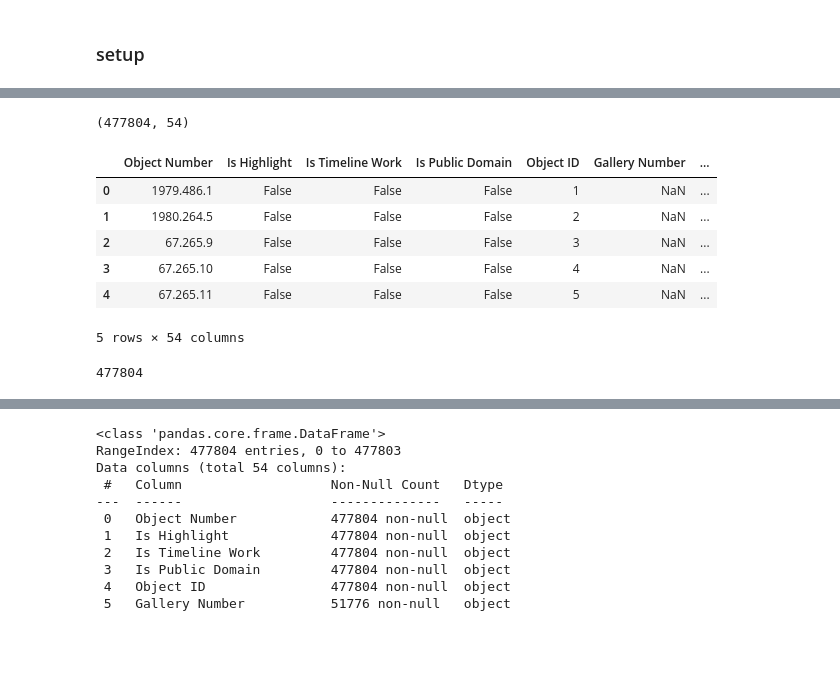
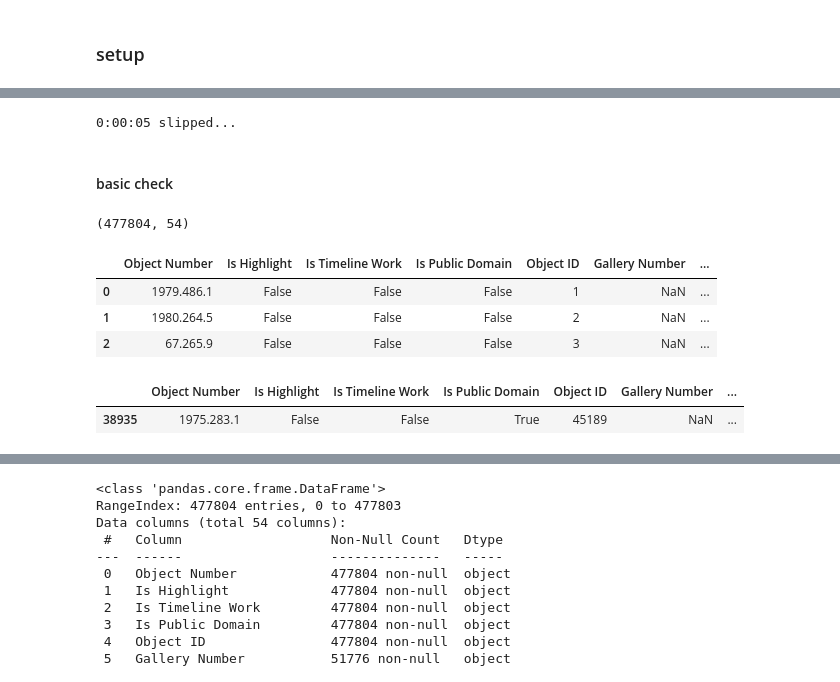
Before and after one commit to vivyhasadream/vintage_clothes_generator, a Jupyter notebook: Data Wrangling.ipynb, the cells around one changed output, grey strips where cells are left out. Cells and saved outputs as stored; diff of their text form; code cells hidden in the pictures; blank space fills up the shorter version.

```diff
--- a/Data Wrangling.ipynb
+++ b/Data Wrangling.ipynb
@@ -13,0 +3,14 @@ df = pd.read_csv('openaccess\MetObjects.csv', dtype='str')
+# %%
+import pandas as pd
+import time
+import datetime
+import re
+import matplotlib.pyplot as plt
+import urllib.request
+from PIL import Image
+
+# show all dataframe
+pd.set_option('display.max_colwidth', None)
+pd.set_option('display.max_columns', None)
+
+from functions import *
@@ -14,18 +27,27 @@ df = pd.read_csv('openaccess\MetObjects.csv', dtype='str')
+# %%
+start_time = time.time() # start the time counter
+
+df = pd.read_csv('openaccess\MetObjects.csv', dtype='str')
+
+time_spent = round(time.time()-start_time)
+print(f'{str(datetime.timedelta(seconds=time_spent))} slipped...') # print out the time spent
+# %% [output]
+0:00:05 slipped...
+# %% [markdown]
+#### basic check
 # %%
 df.shape
 # %% [output]
 (477804, 54)
 # %%
-df.head()
+df.head(3)
 # %% [output]
 |  | Object Number | Is Highlight | Is Timeline Work | Is Public Domain | Object ID | Gallery Number | ... |
 | 0 | 1979.486.1 | False | False | False | 1 | NaN | ... |
 | 1 | 1980.264.5 | False | False | False | 2 | NaN | ... |
 | 2 | 67.265.9 | False | False | False | 3 | NaN | ... |
-| 3 | 67.265.10 | False | False | False | 4 | NaN | ... |
-| 4 | 67.265.11 | False | False | False | 5 | NaN | ... |
-5 rows × 54 columns
 # %%
-df['Object ID'].nunique()
+df[df['Object ID']=='45189']
 # %% [output]
-477804
+|  | Object Number | Is Highlight | Is Timeline Work | Is Public Domain | Object ID | Gallery Number | ... |
+| 38935 | 1975.283.1 | False | False | True | 45189 | NaN | ... |
```
Also changed, not shown: parts of 69 cells of this notebook, 3 other files.
